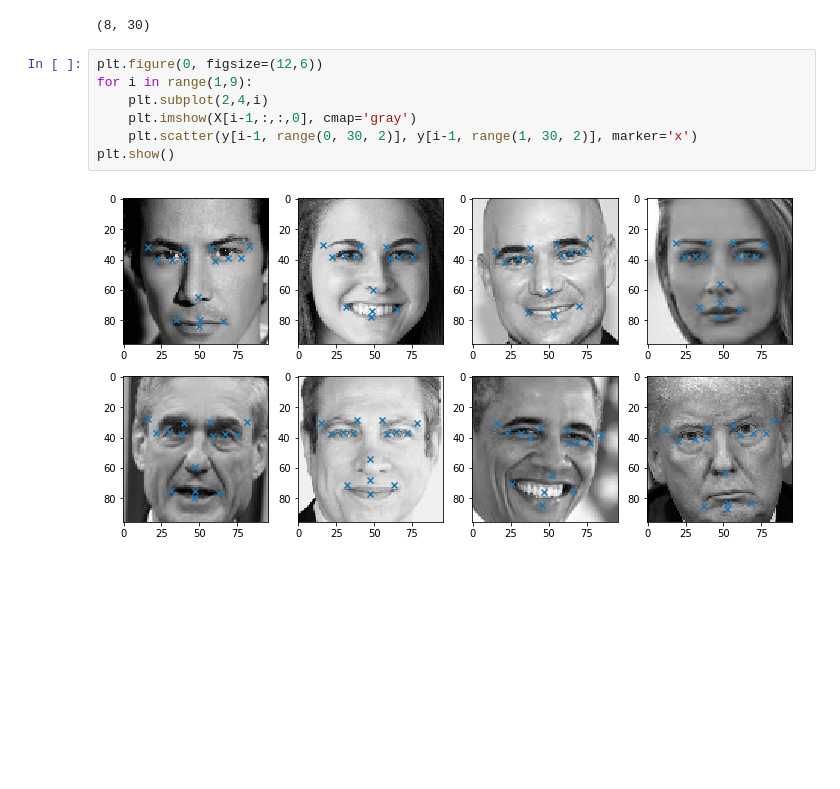
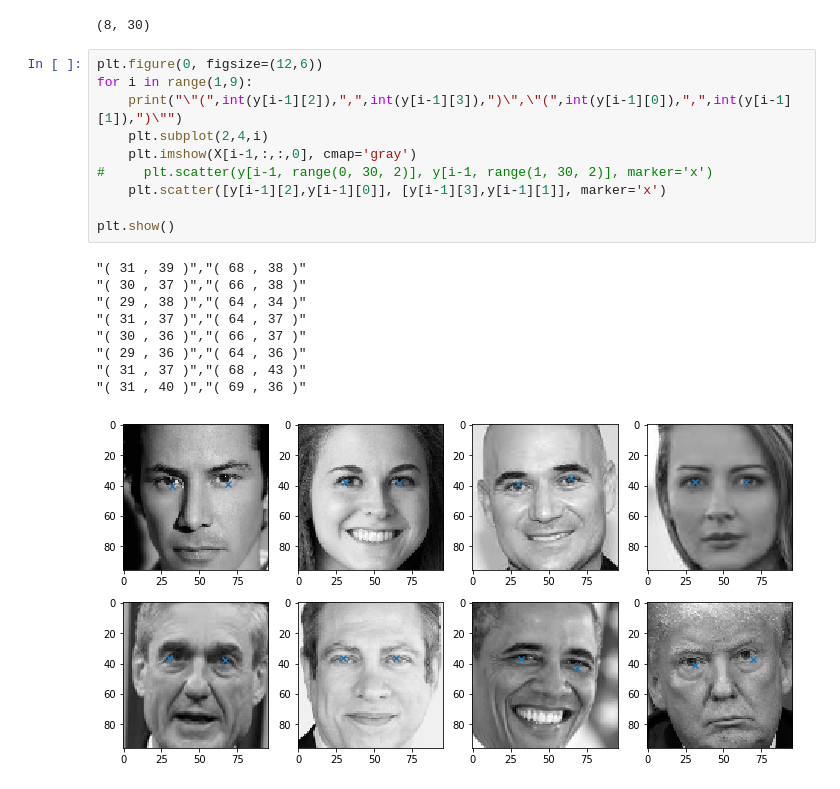
Before and after one commit to taurussilver27/FacialKeypointsDetection, a Jupyter notebook: FacialPointDetection_with_face_detection.ipynb, the cells around one changed output. Saved outputs shown, nothing was run; the diff lists cells and outputs as text; blank space fills up the shorter version.

```diff
--- a/FacialPointDetection_with_face_detection.ipynb
+++ b/FacialPointDetection_with_face_detection.ipynb
@@ -73,9 +73,20 @@ y.shape
 # %%
 plt.figure(0, figsize=(12,6))
 for i in range(1,9):
+    print("\"(",int(y[i-1][2]),",",int(y[i-1][3]),")\",\"(",int(y[i-1][0]),",",int(y[i-1][1]),")\"")
     plt.subplot(2,4,i)
     plt.imshow(X[i-1,:,:,0], cmap='gray')
-    plt.scatter(y[i-1, range(0, 30, 2)], y[i-1, range(1, 30, 2)], marker='x')
+#     plt.scatter(y[i-1, range(0, 30, 2)], y[i-1, range(1, 30, 2)], marker='x')
+    plt.scatter([y[i-1][2],y[i-1][0]], [y[i-1][3],y[i-1][1]], marker='x')
+
 plt.show()
 # %% [output]
+"( 31 , 39 )","( 68 , 38 )"
+"( 30 , 37 )","( 66 , 38 )"
+"( 29 , 38 )","( 64 , 34 )"
+"( 31 , 37 )","( 64 , 37 )"
+"( 30 , 36 )","( 66 , 37 )"
+"( 29 , 36 )","( 64 , 36 )"
+"( 31 , 37 )","( 68 , 43 )"
+"( 31 , 40 )","( 69 , 36 )"
-[figure, old version]
+[figure, new version]
```
Also changed, not shown: 51 other files.
